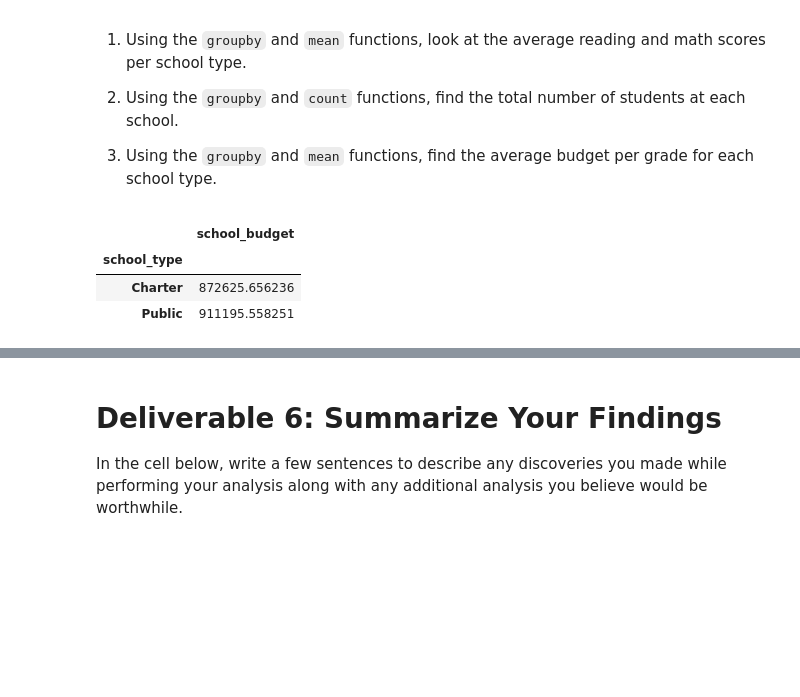
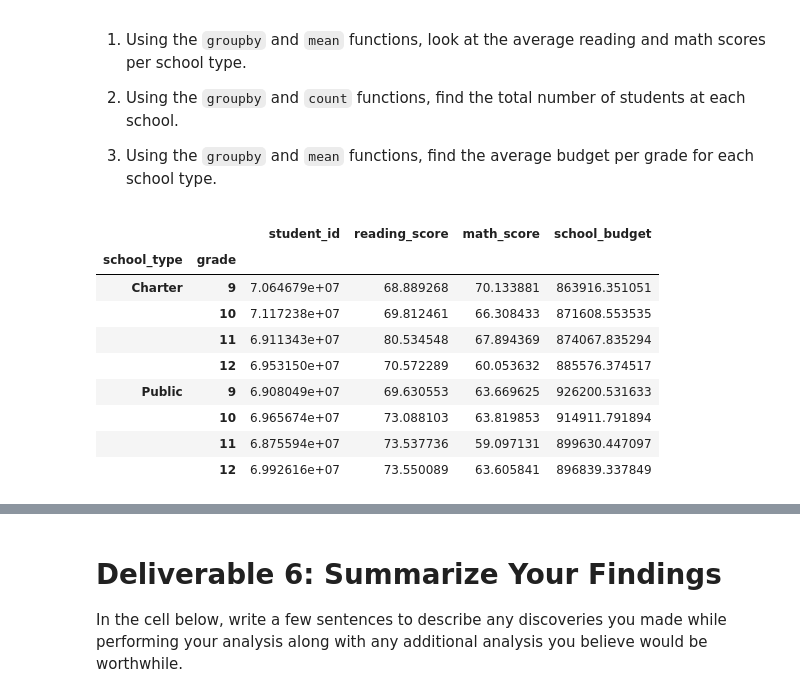
Before and after one commit to jhansolo33/School_District_Analysis, a Jupyter notebook: Student_Data_Challenge_Starter_Code.ipynb, the cells around one changed output, grey strips where cells are left out. Saved outputs shown, nothing was run; the diff lists cells and outputs as text; code cells hidden in the pictures; blank space fills up the shorter version.

```diff
--- a/Student_Data_Challenge_Starter_Code.ipynb
+++ b/Student_Data_Challenge_Starter_Code.ipynb
@@ -128,3 +143,5 @@ Name: grade, Length: 14831, dtype: object
 # %%
 # Remove the non-numeric characters and verify the contents of the column
+student_df['grade'] = student_df['grade'].str.replace('object', '')
+student_df['grade']
 # %% [output]
@@ -143,5 +160,8 @@ Name: grade, Length: 14831, dtype: object
 # %%
 # Change the grade column to the int type and verify column types
+student_df['grade'] = student_df['grade'].str.replace('th', '')
+student_df['grade'] = student_df['grade'].astype(int)
+student_df.dtypes
 # %% [output]
 student_id         int64
 student_name      object
@@ -273,12 +299,21 @@ Make comparisons within your data by completing the following steps:
 
 2. Using the `groupby` and `mean` functions, find the average budget per grade for each school type.
 # %%
-# Use groupby and mean to find the average reading and math scores for each school type.
+# Use groupby and mean to find the average reading and math scores for each school type
+avg_student_scores_by_grade = student_df.groupby(['school_type','grade']).mean()
+avg_student_scores_by_grade.loc: ["math_score", "reading_score"]
+avg_student_scores_by_grade
 # %% [output]
-|  | school_budget |
-| school_type |  |
-| Charter | 872625.656236 |
-| Public | 911195.558251 |
+|  |  | student_id | reading_score | math_score | school_budget |
+| school_type | grade |  |  |  |  |
+| Charter | 9 | 7.064679e+07 | 68.889268 | 70.133881 | 863916.351051 |
+|  | 10 | 7.117238e+07 | 69.812461 | 66.308433 | 871608.553535 |
+|  | 11 | 6.911343e+07 | 80.534548 | 67.894369 | 874067.835294 |
+|  | 12 | 6.953150e+07 | 70.572289 | 60.053632 | 885576.374517 |
+| Public | 9 | 6.908049e+07 | 69.630553 | 63.669625 | 926200.531633 |
+|  | 10 | 6.965674e+07 | 73.088103 | 63.819853 | 914911.791894 |
+|  | 11 | 6.875594e+07 | 73.537736 | 59.097131 | 899630.447097 |
+|  | 12 | 6.992616e+07 | 73.550089 | 63.605841 | 896839.337849 |
 # %%
 # Use the `groupby`, `count`, and `sort_values` functions to find the
 # total number of students at each school and sort from most students to least students.
```
Also changed, not shown: parts of 21 cells of this notebook.
